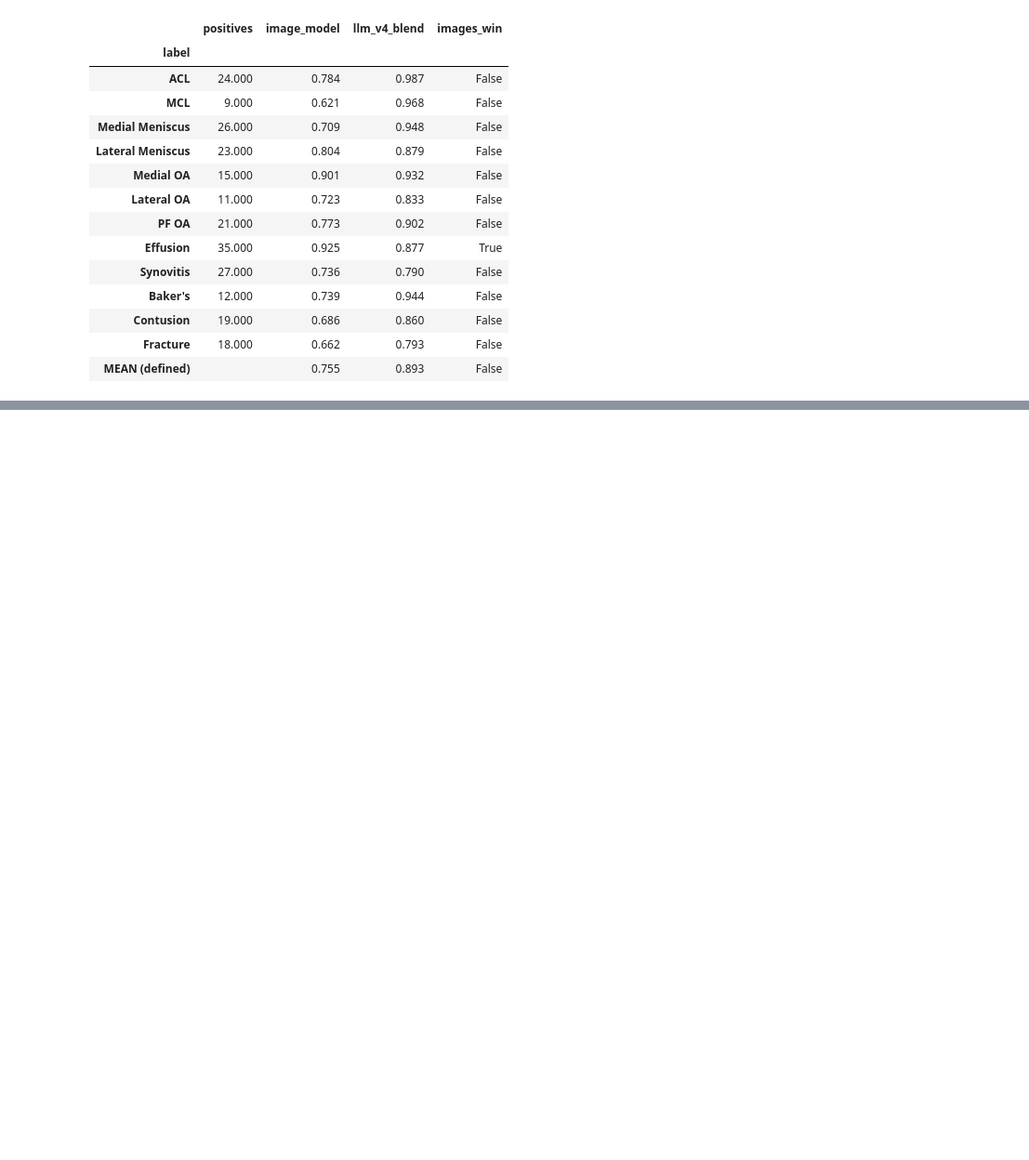
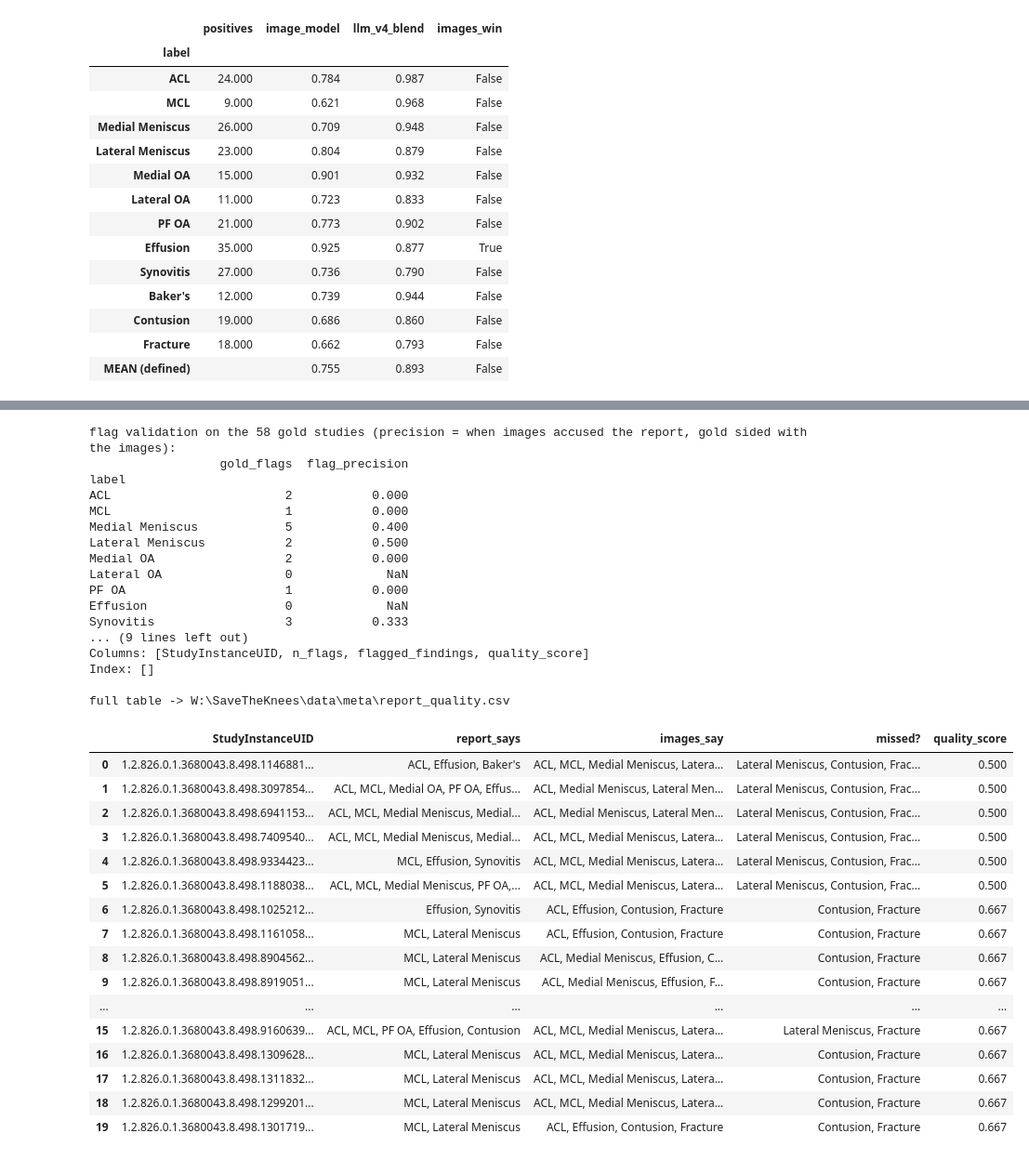
Before and after one commit to davidkurland94-lgtm/SaveTheKnees, a Jupyter notebook: notebooks/models_pipe.ipynb, the cells around one changed output, grey strips where cells are left out. Shown at 93% size. Cells and saved outputs as stored; diff of their text form; code cells hidden in the pictures; blank space fills up the shorter version.

```diff
--- a/notebooks/models_pipe.ipynb
+++ b/notebooks/models_pipe.ipynb
@@ -142,0 +292,40 @@ styled(final_table())
+# %%
+from models.report_quality import run, verdict_sheet
+
+_ = run(top=0)             # calibrate + validate + score the corpus (prints the certificates)
+verdict_sheet(20)          # the sheet: what the report said vs what the images think
+# %% [output]
+flag validation on the 58 gold studies (precision = when images accused the report, gold sided with the images):
+                  gold_flags  flag_precision
+label
+ACL                        2           0.000
+MCL                        1           0.000
+Medial Meniscus            5           0.400
+Lateral Meniscus           2           0.500
+Medial OA                  2           0.000
+Lateral OA                 0             NaN
+PF OA                      1           0.000
+Effusion                   0             NaN
+Synovitis                  3           0.333
+... (9 lines left out)
+Columns: [StudyInstanceUID, n_flags, flagged_findings, quality_score]
+Index: []
+
+full table -> W:\SaveTheKnees\data\meta\report_quality.csv
+|  | StudyInstanceUID | report_says | images_say | missed? | quality_score |
+| 0 | 1.2.826.0.1.3680043.8.498.1146881... | ACL, Effusion, Baker's | ACL, MCL, Medial Meniscus, Latera... | Lateral Meniscus, Contusion, Frac... | 0.500 |
+| 1 | 1.2.826.0.1.3680043.8.498.3097854... | ACL, MCL, Medial OA, PF OA, Effus... | ACL, Medial Meniscus, Lateral Men... | Lateral Meniscus, Contusion, Frac... | 0.500 |
+| 2 | 1.2.826.0.1.3680043.8.498.6941153... | ACL, MCL, Medial Meniscus, Medial... | ACL, Medial Meniscus, Lateral Men... | Lateral Meniscus, Contusion, Frac... | 0.500 |
+| 3 | 1.2.826.0.1.3680043.8.498.7409540... | ACL, MCL, Medial Meniscus, Medial... | ACL, MCL, Medial Meniscus, Latera... | Lateral Meniscus, Contusion, Frac... | 0.500 |
+| 4 | 1.2.826.0.1.3680043.8.498.9334423... | MCL, Effusion, Synovitis | ACL, MCL, Medial Meniscus, Latera... | Lateral Meniscus, Contusion, Frac... | 0.500 |
+| 5 | 1.2.826.0.1.3680043.8.498.1188038... | ACL, MCL, Medial Meniscus, PF OA,... | ACL, MCL, Medial Meniscus, Latera... | Lateral Meniscus, Contusion, Frac... | 0.500 |
+| 6 | 1.2.826.0.1.3680043.8.498.1025212... | Effusion, Synovitis | ACL, Effusion, Contusion, Fracture | Contusion, Fracture | 0.667 |
+| 7 | 1.2.826.0.1.3680043.8.498.1161058... | MCL, Lateral Meniscus | ACL, Effusion, Contusion, Fracture | Contusion, Fracture | 0.667 |
+| 8 | 1.2.826.0.1.3680043.8.498.8904562... | MCL, Lateral Meniscus | ACL, Medial Meniscus, Effusion, C... | Contusion, Fracture | 0.667 |
+| 9 | 1.2.826.0.1.3680043.8.498.8919051... | MCL, Lateral Meniscus | ACL, Medial Meniscus, Effusion, F... | Contusion, Fracture | 0.667 |
+| ... | ... | ... | ... | ... | ... |
+| 15 | 1.2.826.0.1.3680043.8.498.9160639... | ACL, MCL, PF OA, Effusion, Contusion | ACL, MCL, Medial Meniscus, Latera... | Lateral Meniscus, Fracture | 0.667 |
+| 16 | 1.2.826.0.1.3680043.8.498.1309628... | MCL, Lateral Meniscus | ACL, MCL, Medial Meniscus, Latera... | Contusion, Fracture | 0.667 |
+| 17 | 1.2.826.0.1.3680043.8.498.1311832... | MCL, Lateral Meniscus | ACL, MCL, Medial Meniscus, Latera... | Contusion, Fracture | 0.667 |
+| 18 | 1.2.826.0.1.3680043.8.498.1299201... | MCL, Lateral Meniscus | ACL, MCL, Medial Meniscus, Latera... | Contusion, Fracture | 0.667 |
+| 19 | 1.2.826.0.1.3680043.8.498.1301719... | MCL, Lateral Meniscus | ACL, Effusion, Contusion, Fracture | Contusion, Fracture | 0.667 |
```
Also changed, not shown: parts of 18 cells of this notebook, 5 other files.
